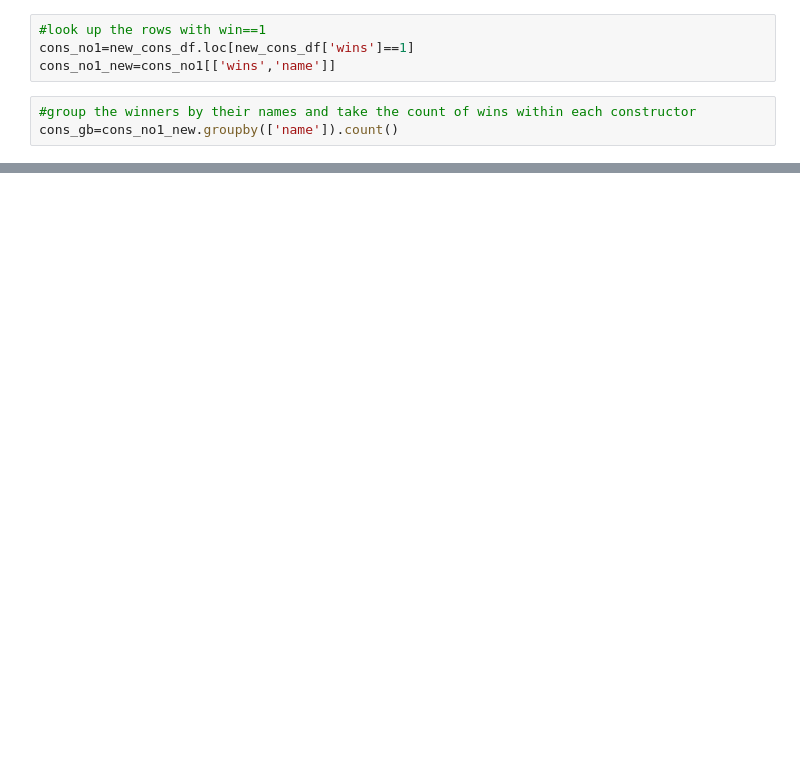
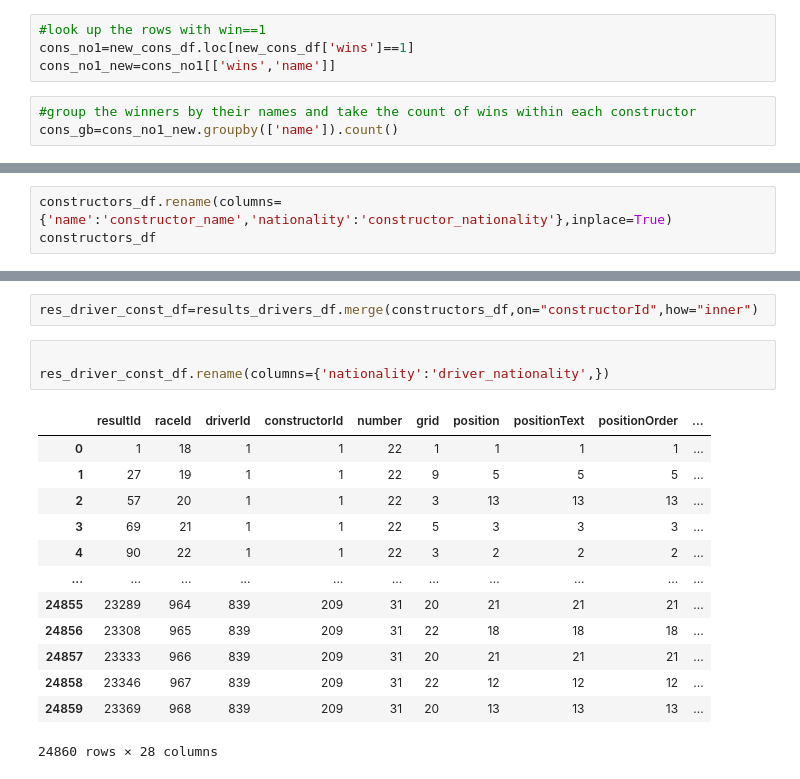
Before and after one commit to Vincent-glitch/ML-Project, a Jupyter notebook: notebooks/Analysis.ipynb, the cells around one changed output, grey strips where cells are left out. Drawn from its saved outputs; the diff is of its cells as text; blank space fills up the shorter version.

```diff
--- a/notebooks/Analysis.ipynb
+++ b/notebooks/Analysis.ipynb
@@ -141,0 +208,3 @@ cons_gb.sort_values(by=['wins'],ascending=False)
+# %%
+constructors_df.rename(columns={'name':'constructor_name','nationality':'constructor_nationality'},inplace=True)
+constructors_df
@@ -141,0 +225,19 @@ cons_gb.sort_values(by=['wins'],ascending=False)
+# %%
+res_driver_const_df=results_drivers_df.merge(constructors_df,on="constructorId",how="inner")
+# %%
+
+res_driver_const_df.rename(columns={'nationality':'driver_nationality',})
+# %% [output]
+|  | resultId | raceId | driverId | constructorId | number | grid | position | positionText | positionOrder | ... |
+| 0 | 1 | 18 | 1 | 1 | 22 | 1 | 1 | 1 | 1 | ... |
+| 1 | 27 | 19 | 1 | 1 | 22 | 9 | 5 | 5 | 5 | ... |
+| 2 | 57 | 20 | 1 | 1 | 22 | 3 | 13 | 13 | 13 | ... |
+| 3 | 69 | 21 | 1 | 1 | 22 | 5 | 3 | 3 | 3 | ... |
+| 4 | 90 | 22 | 1 | 1 | 22 | 3 | 2 | 2 | 2 | ... |
+| ... | ... | ... | ... | ... | ... | ... | ... | ... | ... | ... |
+| 24855 | 23289 | 964 | 839 | 209 | 31 | 20 | 21 | 21 | 21 | ... |
+| 24856 | 23308 | 965 | 839 | 209 | 31 | 22 | 18 | 18 | 18 | ... |
+| 24857 | 23333 | 966 | 839 | 209 | 31 | 20 | 21 | 21 | 21 | ... |
+| 24858 | 23346 | 967 | 839 | 209 | 31 | 22 | 12 | 12 | 12 | ... |
+| 24859 | 23369 | 968 | 839 | 209 | 31 | 20 | 13 | 13 | 13 | ... |
+24860 rows × 28 columns
```
Also changed, not shown: parts of 20 cells of this notebook, 1 other file.
